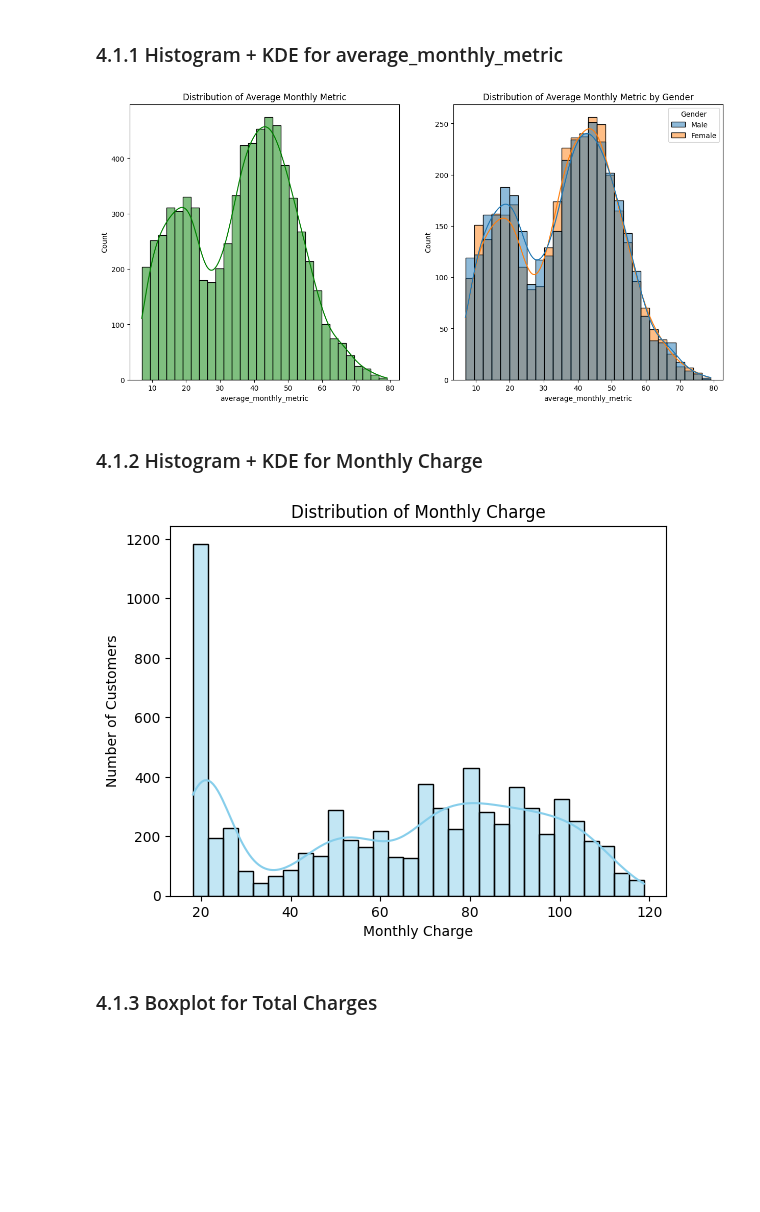
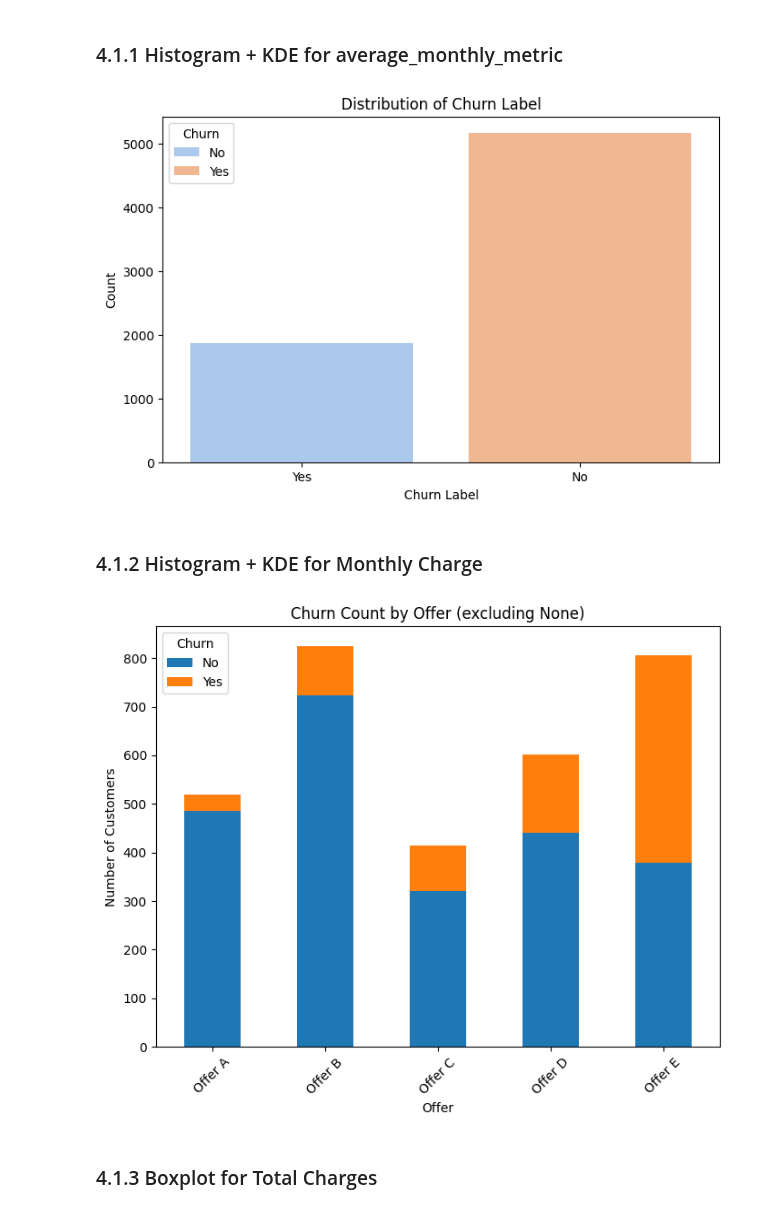
Before and after one commit to Akbarhusain12/churn-project, a Jupyter notebook: notebooks/EDA_Churn_prediction.ipynb, the cells around one changed output. Drawn from its saved outputs; the diff is of its cells as text; code cells hidden in the pictures; blank space fills up the shorter version.

```diff
--- a/notebooks/EDA_Churn_prediction.ipynb
+++ b/notebooks/EDA_Churn_prediction.ipynb
@@ -339,30 +339,29 @@ We can visualize distributions for **numerical features** such as `Monthly Charg
 # %% [markdown]
 ### 4.1.1 Histogram + KDE for average_monthly_metric
 # %%
-fig, axs = plt.subplots(1, 2, figsize=(15,7))
-
-plt.subplot(121)
-sns.histplot(data=df, x='average_monthly_metric', bins=30, kde=True, color='g')
-plt.title('Distribution of Average Monthly Metric')
-
-# Histogram + KDE by Gender
-plt.subplot(122)
-sns.histplot(data=df, x='average_monthly_metric', kde=True, hue='Gender')
-plt.title('Distribution of Average Monthly Metric by Gender')
-
+plt.figure(figsize=(8, 5))
+sns.countplot(data=df, x='Churn Label', palette='pastel')
+plt.title('Distribution of Churn Label')
+plt.xlabel('Churn Label')
+plt.ylabel('Count')
+plt.legend(title="Churn", labels=["No", "Yes"])
 plt.show()
 # %% [output]
-[figure, old version]
+[figure, new version]
 # %% [markdown]
 ### 4.1.2  Histogram + KDE for Monthly Charge
 # %%
-sns.histplot(df['Monthly Charge'], bins=30, kde=True, color='skyblue')
-plt.title('Distribution of Monthly Charge')
-plt.xlabel('Monthly Charge')
-plt.ylabel('Number of Customers')
+offer_churn = pd.crosstab(df.loc[df['Offer'] != "None", 'Offer'], df['Churn Label'])
+
+offer_churn.plot(kind='bar', stacked=True, figsize=(8,6))
+plt.title("Churn Count by Offer (excluding None)")
+plt.xlabel("Offer")
+plt.ylabel("Number of Customers")
+plt.legend(title="Churn", labels=["No", "Yes"])
+plt.xticks(rotation=45)
 plt.show()
 # %% [output]
-[figure, old version]
+[figure, new version]
 # %% [markdown]
 ### 4.1.3 Boxplot for Total Charges
 # %%
```
Also changed, not shown: parts of 11 cells of this notebook, 4 other files.
